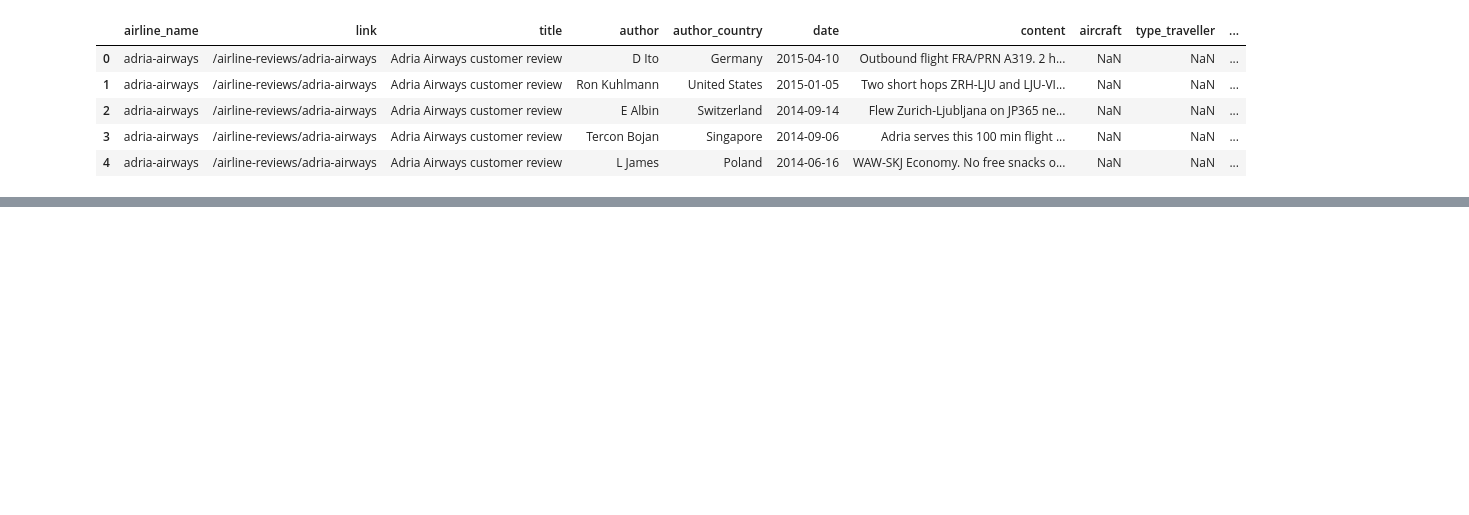
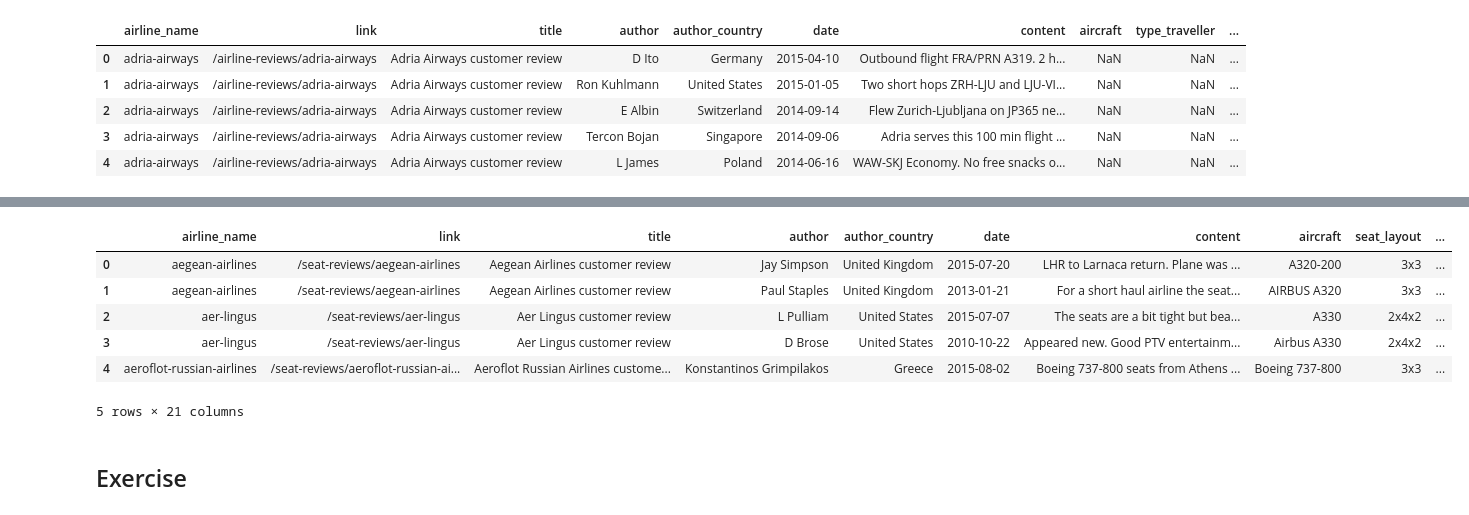
Before and after one commit to ono-ac-il/2024-sem-a-data-analyst, a Jupyter notebook: ls04/data-analyst-exercise.ipynb, the cells around one changed output, grey strips where cells are left out. Drawn from its saved outputs; the diff is of its cells as text; code cells hidden in the pictures; blank space fills up the shorter version.

```diff
--- a/ls04/data-analyst-exercise.ipynb
+++ b/ls04/data-analyst-exercise.ipynb
@@ -14,2 +36,9 @@ df = pd.read_csv("https://raw.githubusercontent.com/quankiquanki/skytrax-reviews
+# %%
+import pandas as pd
+
+df_airline = pd.read_csv("https://raw.githubusercontent.com/quankiquanki/skytrax-reviews-dataset/master/data/airline.csv")
+df_airport = pd.read_csv("https://raw.githubusercontent.com/quankiquanki/skytrax-reviews-dataset/master/data/airport.csv")
+df_lounge = pd.read_csv("https://raw.githubusercontent.com/quankiquanki/skytrax-reviews-dataset/master/data/lounge.csv")
+df_seat = pd.read_csv("https://raw.githubusercontent.com/quankiquanki/skytrax-reviews-dataset/master/data/seat.csv")
 # %% [markdown]
 ## Show details about the data
@@ -48,0 +106,12 @@ df.head()
+# %%
+df_seat.head()
+# %% [output]
+|  | airline_name | link | title | author | author_country | date | content | aircraft | seat_layout | ... |
+| 0 | aegean-airlines | /seat-reviews/aegean-airlines | Aegean Airlines customer review | Jay Simpson | United Kingdom | 2015-07-20 | LHR to Larnaca return. Plane was ... | A320-200 | 3x3 | ... |
+| 1 | aegean-airlines | /seat-reviews/aegean-airlines | Aegean Airlines customer review | Paul Staples | United Kingdom | 2013-01-21 | For a short haul airline the seat... | AIRBUS A320 | 3x3 | ... |
+| 2 | aer-lingus | /seat-reviews/aer-lingus | Aer Lingus customer review | L Pulliam | United States | 2015-07-07 | The seats are a bit tight but bea... | A330 | 2x4x2 | ... |
+| 3 | aer-lingus | /seat-reviews/aer-lingus | Aer Lingus customer review | D Brose | United States | 2010-10-22 | Appeared new. Good PTV entertainm... | Airbus A330 | 2x4x2 | ... |
+| 4 | aeroflot-russian-airlines | /seat-reviews/aeroflot-russian-ai... | Aeroflot Russian Airlines custome... | Konstantinos Grimpilakos | Greece | 2015-08-02 | Boeing 737-800 seats from Athens ... | Boeing 737-800 | 3x3 | ... |
+5 rows × 21 columns
+# %% [markdown]
+## Exercise
```
Also changed, not shown: parts of 9 cells of this notebook, 2 other files.
